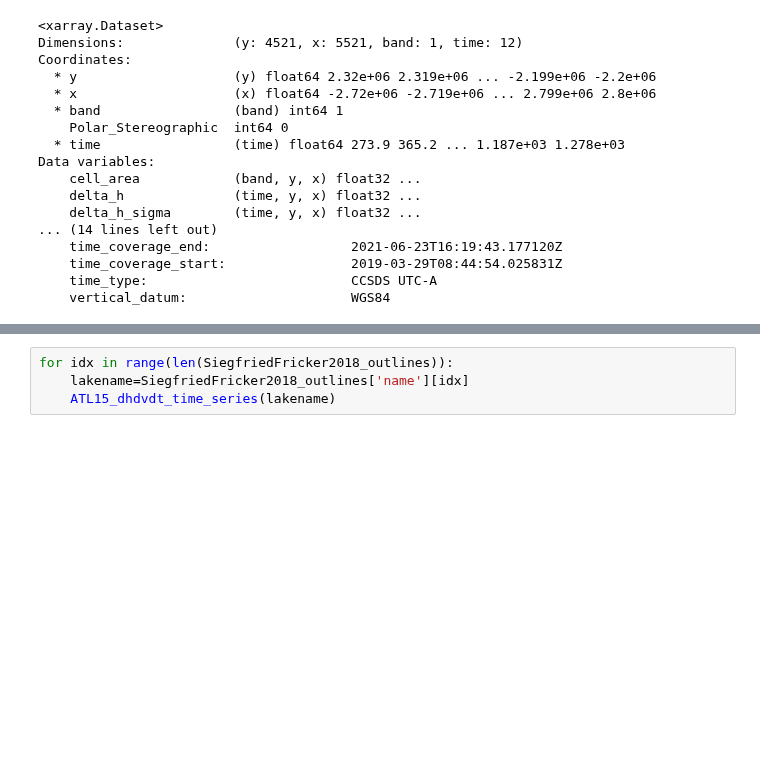
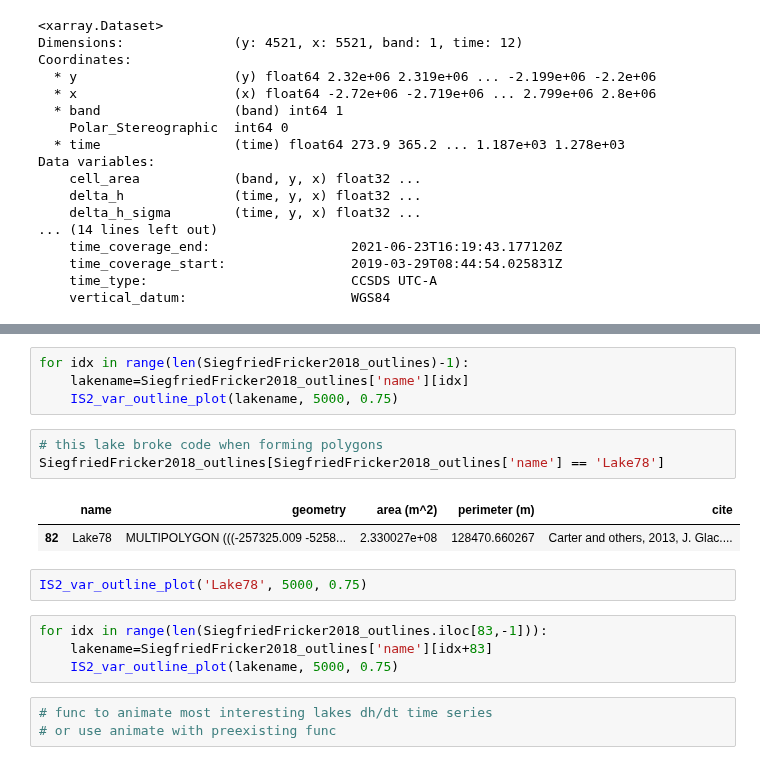
Before and after one commit to wsauthoff/Sauthoff-2025-GRL, a Jupyter notebook: ATL15-variable-outlines-dvdt.ipynb, the cells around one changed output, grey strips where cells are left out. Cells and saved outputs as stored; diff of their text form; blank space fills up the shorter version.

```diff
--- a/ATL15-variable-outlines-dvdt.ipynb
+++ b/ATL15-variable-outlines-dvdt.ipynb
@@ -247,4 +261,19 @@ NameError: name 'XX' is not defined
 # %%
-for idx in range(len(SiegfriedFricker2018_outlines)):
+for idx in range(len(SiegfriedFricker2018_outlines)-1):
     lakename=SiegfriedFricker2018_outlines['name'][idx]
-    ATL15_dhdvdt_time_series(lakename)
+    IS2_var_outline_plot(lakename, 5000, 0.75)
+# %%
+# this lake broke code when forming polygons
+SiegfriedFricker2018_outlines[SiegfriedFricker2018_outlines['name'] == 'Lake78']
+# %% [output]
+|  | name | geometry | area (m^2) | perimeter (m) | cite |
+| 82 | Lake78 | MULTIPOLYGON (((-257325.009 -5258... | 2.330027e+08 | 128470.660267 | Carter and others, 2013, J. Glac.... |
+# %%
+IS2_var_outline_plot('Lake78', 5000, 0.75)
+# %%
+for idx in range(len(SiegfriedFricker2018_outlines.iloc[83,-1])):
+    lakename=SiegfriedFricker2018_outlines['name'][idx+83]
+    IS2_var_outline_plot(lakename, 5000, 0.75)
+# %%
+# func to animate most interesting lakes dh/dt time series
+# or use animate with preexisting func
```
Also changed, not shown: parts of 13 cells of this notebook.
